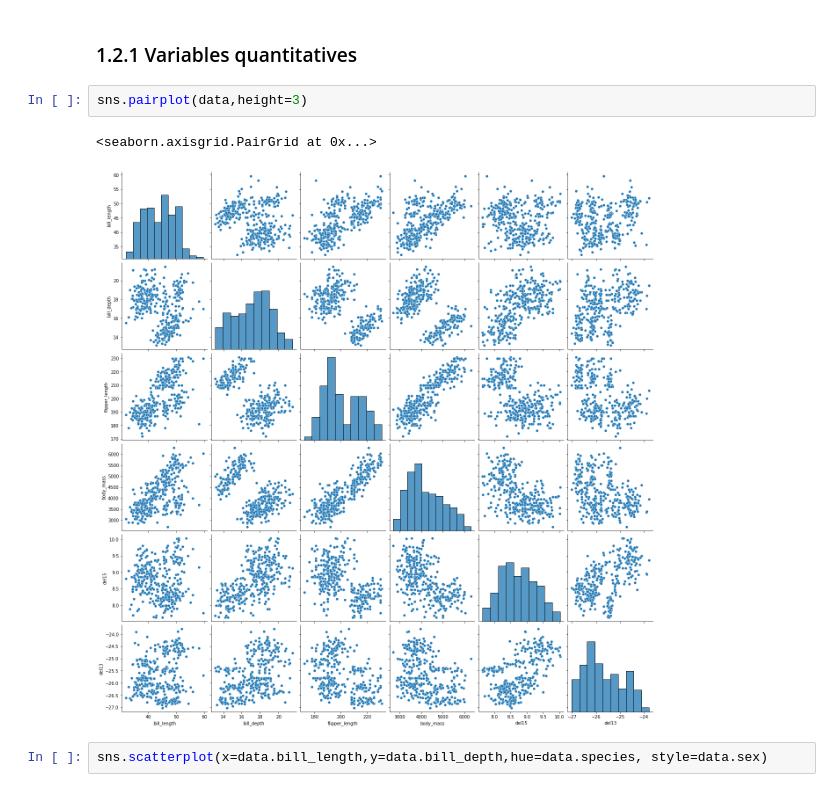
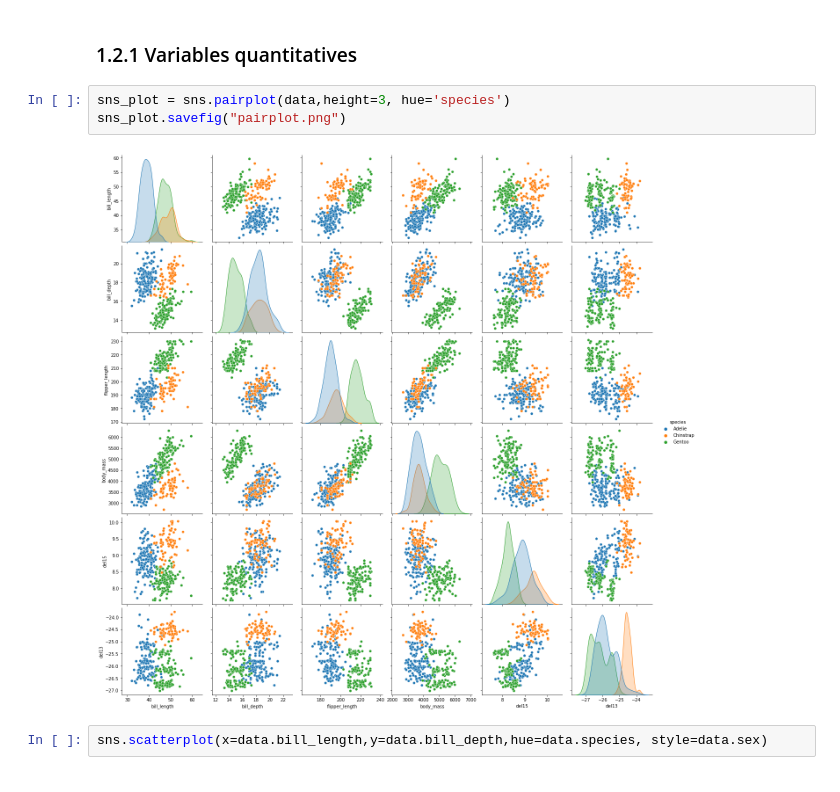
Before and after one commit to doanhat/Data-analysis-penguins, a Jupyter notebook: preprocessing/2_exploration_data.ipynb, the cells around one changed output. Drawn from its saved outputs; the diff is of its cells as text.

```diff
--- a/preprocessing/2_exploration_data.ipynb
+++ b/preprocessing/2_exploration_data.ipynb
@@ -99,10 +81,10 @@ Nous avons une jeu de données déséquilibré au niveu des espèces. Les Adelie
 # %% [markdown]
 ### 1.2.1 Variables quantitatives
 # %%
-sns.pairplot(data,height=3)
+sns_plot = sns.pairplot(data,height=3, hue='species')
+sns_plot.savefig("pairplot.png")
 # %% [output]
-<seaborn.axisgrid.PairGrid at 0x...>
-[figure, old version]
+[figure, new version]
 # %%
 sns.scatterplot(x=data.bill_length,y=data.bill_depth,hue=data.species, style=data.sex)
 # %% [output]
```
Also changed, not shown: parts of 2 cells of this notebook, 7 other files.
